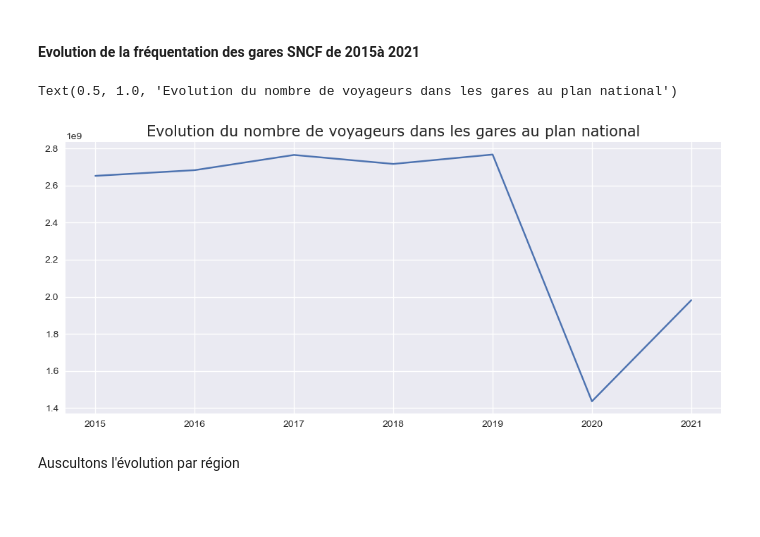
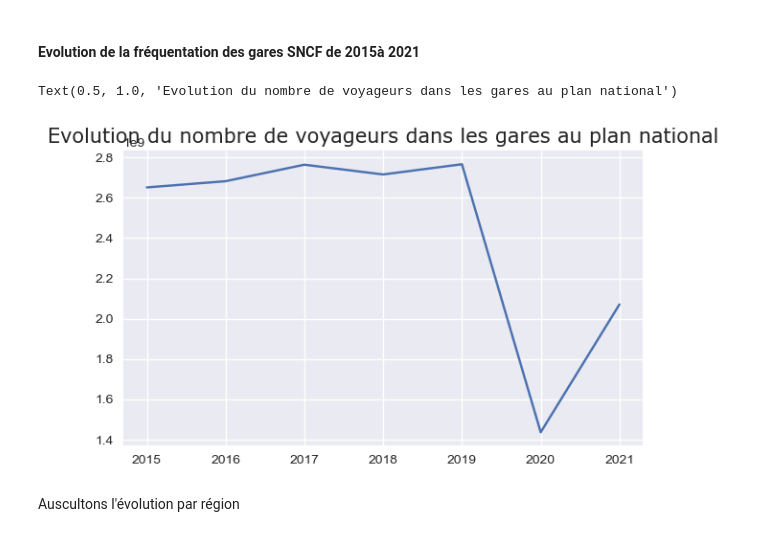
Before and after one commit to gbiaou/Projet_Python_SNCF, a Jupyter notebook: frequentation-gares.ipynb, the cells around one changed output. Saved outputs shown, nothing was run; the diff lists cells and outputs as text; code cells hidden in the pictures; blank space fills up the shorter version.

```diff
--- a/frequentation-gares.ipynb
+++ b/frequentation-gares.ipynb
@@ -136,13 +146,13 @@ plt.style.use("seaborn")
 from IPython.core.interactiveshell import InteractiveShell
 InteractiveShell.ast_node_interactivity = "last_expr"
 # %%
-plt.figure(figsize = (12,5))
+plt.figure(figsize = (7,4))
 dataFreqV[["total_voyageurs_{}".format(an) for an in range(2015, 2022)]].iloc[-1].plot()
 plt.xticks(ticks = range(7), labels=["20{}".format(an) for an in range(15,22)])
 plt.title("Evolution du nombre de voyageurs dans les gares au plan national", fontsize  = 15, fontfamily = "verdana")
 # %% [output]
 Text(0.5, 1.0, 'Evolution du nombre de voyageurs dans les gares au plan national')
-[figure, old version]
+[figure, new version]
 # %% [markdown]
 Auscultons l'évolution par région
 # %%
```
Also changed, not shown: parts of 10 cells of this notebook, 2 other files.
